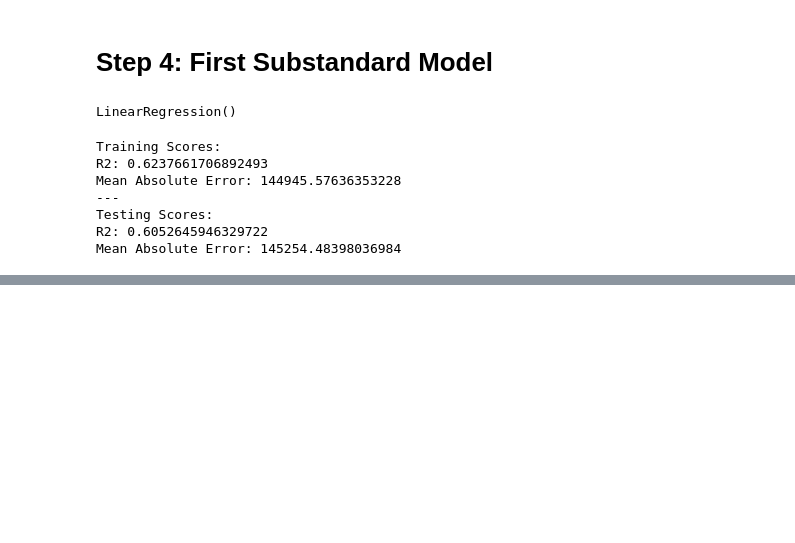
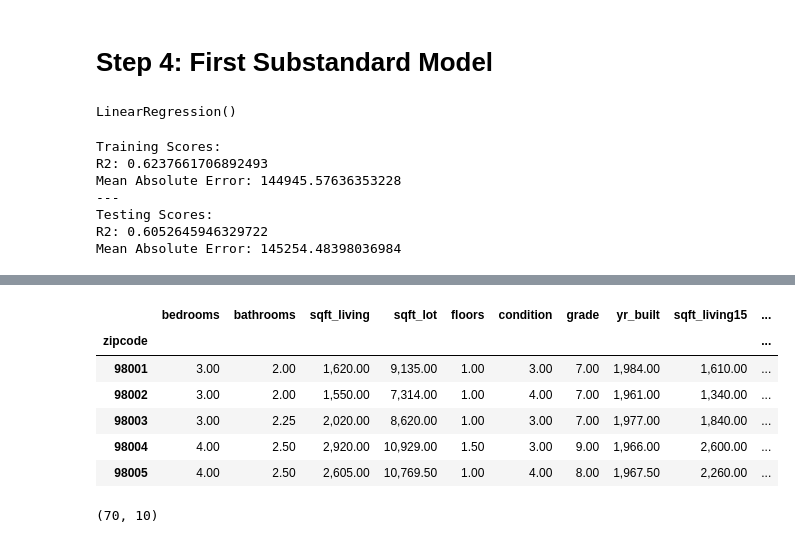
Before and after one commit to alexiskedo/Predicting-Seattle-Home-Sales, a Jupyter notebook: Kedo_Ames_Housing_Notebook.ipynb, the cells around one changed output, grey strips where cells are left out. Cells and saved outputs as stored; diff of their text form; code cells hidden in the pictures; blank space fills up the shorter version.

```diff
--- a/Kedo_Ames_Housing_Notebook.ipynb
+++ b/Kedo_Ames_Housing_Notebook.ipynb
@@ -261,0 +302,4 @@ Mean Absolute Error: 145254.48398036984
+# %%
+testdf = X_test.copy()
+# %%
+testdf['price'] = y_test
@@ -261,0 +337,14 @@ Mean Absolute Error: 145254.48398036984
+# %%
+test_zip_group.head()
+# %% [output]
+|  | bedrooms | bathrooms | sqft_living | sqft_lot | floors | condition | grade | yr_built | sqft_living15 | ... |
+| zipcode |  |  |  |  |  |  |  |  |  | ... |
+| 98001 | 3.00 | 2.00 | 1,620.00 | 9,135.00 | 1.00 | 3.00 | 7.00 | 1,984.00 | 1,610.00 | ... |
+| 98002 | 3.00 | 2.00 | 1,550.00 | 7,314.00 | 1.00 | 4.00 | 7.00 | 1,961.00 | 1,340.00 | ... |
+| 98003 | 3.00 | 2.25 | 2,020.00 | 8,620.00 | 1.00 | 3.00 | 7.00 | 1,977.00 | 1,840.00 | ... |
+| 98004 | 4.00 | 2.50 | 2,920.00 | 10,929.00 | 1.50 | 3.00 | 9.00 | 1,966.00 | 2,600.00 | ... |
+| 98005 | 4.00 | 2.50 | 2,605.00 | 10,769.50 | 1.00 | 4.00 | 8.00 | 1,967.50 | 2,260.00 | ... |
+# %%
+zip_group.shape
+# %% [output]
+(70, 10)
```
Also changed, not shown: parts of 39 cells of this notebook, 2 other files.
